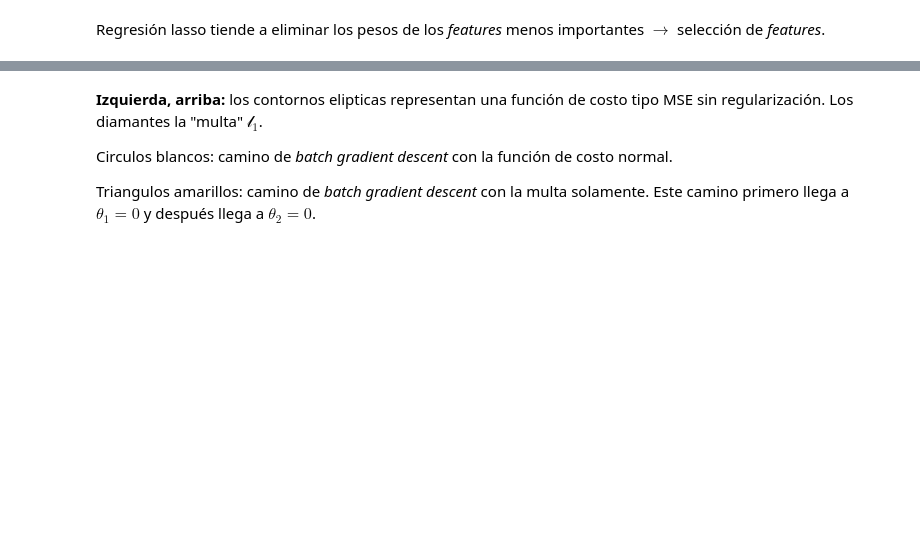
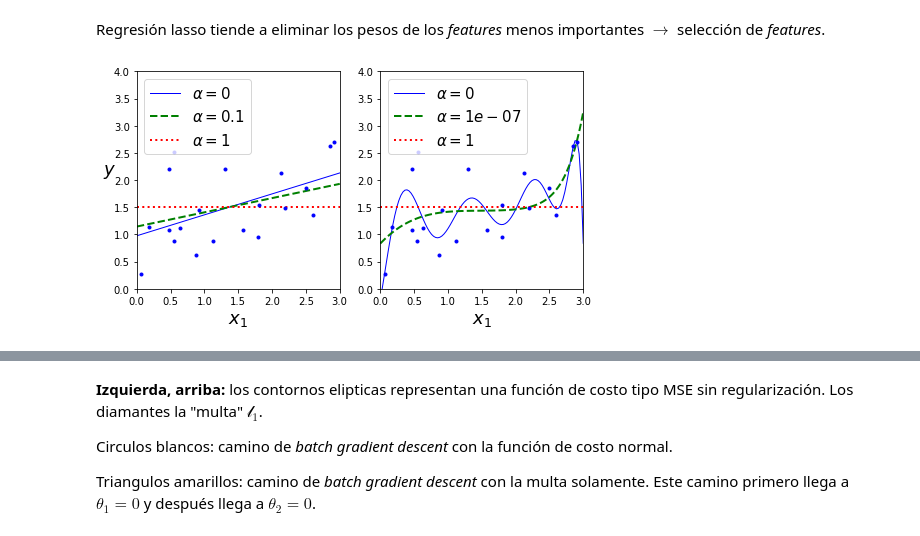
Before and after one commit to graemecan/machine_learning, a Jupyter notebook: 04_entrenamiento_de_modelos_lineales.ipynb, the cells around one changed output, grey strips where cells are left out. Saved outputs shown, nothing was run; the diff lists cells and outputs as text; code cells hidden in the pictures; blank space fills up the shorter version.

```diff
--- a/04_entrenamiento_de_modelos_lineales.ipynb
+++ b/04_entrenamiento_de_modelos_lineales.ipynb
@@ -633,15 +645,14 @@ Regresión lasso tiende a eliminar los pesos de los *features* menos importantes
 # %%
 from sklearn.linear_model import Lasso
 
 plt.figure(figsize=(8,4))
 plt.subplot(121)
 plot_model(Lasso, polynomial=False, alphas=(0, 0.1, 1), random_state=42)
 plt.ylabel("$y$", rotation=0, fontsize=18)
 plt.subplot(122)
 plot_model(Lasso, polynomial=True, alphas=(0, 10**-7, 1), random_state=42)
-
-save_fig("lasso_regression_plot")
-plt.show()
+# %% [output]
+[figure, added]
 # %% [markdown]
 ![](figures_entrenamiento/fig4-19.png)
 # %% [markdown]
```
Also changed, not shown: parts of 32 cells of this notebook.
